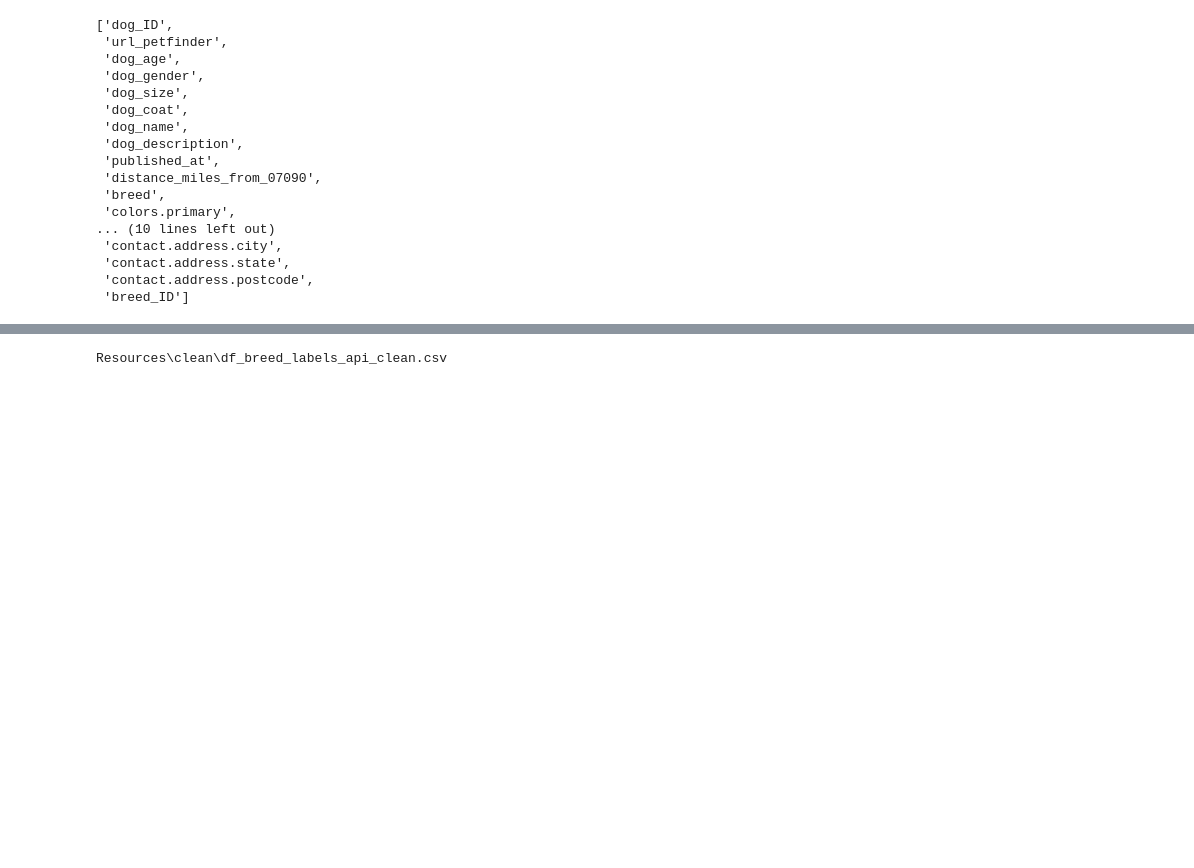
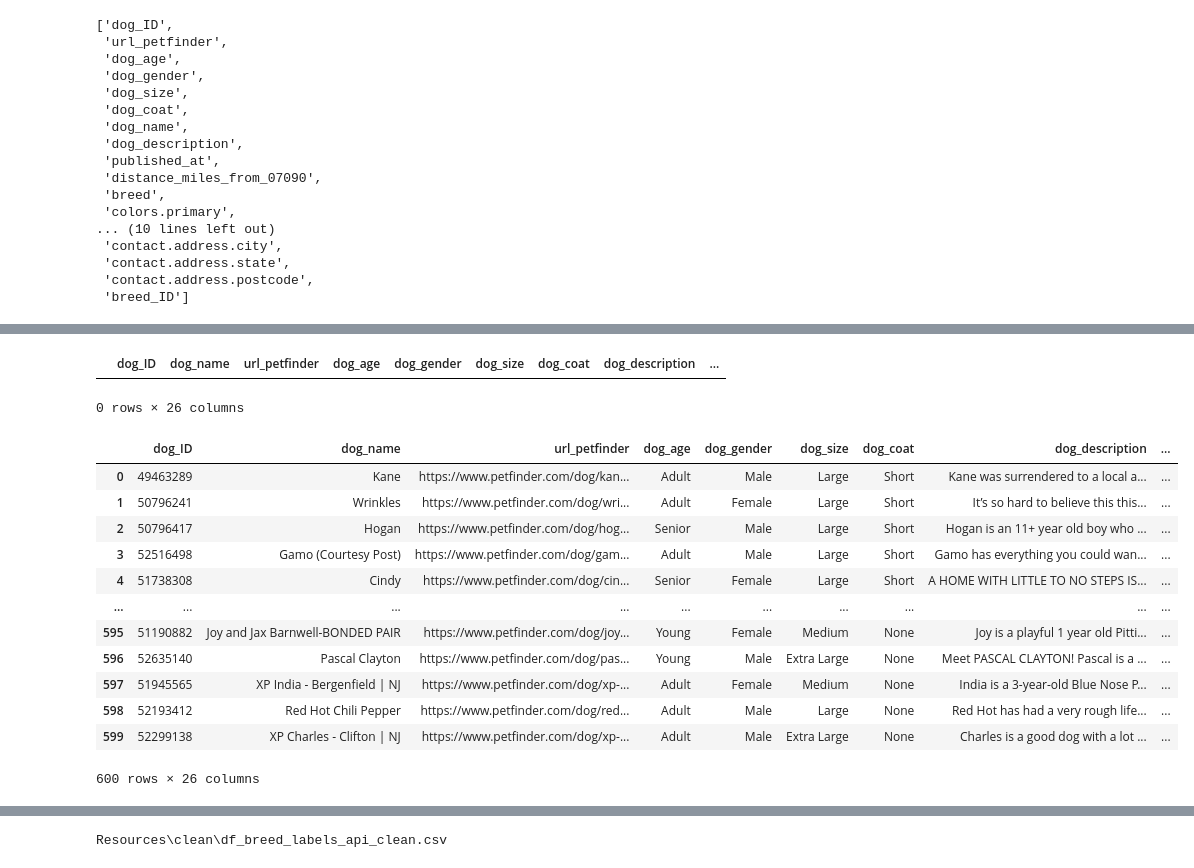
Before and after one commit to melissadiep94/dog_breeds_project, a Jupyter notebook: Cleaning_pet_finder_data.ipynb, the cells around one changed output, grey strips where cells are left out. Drawn from its saved outputs; the diff is of its cells as text; code cells hidden in the pictures; blank space fills up the shorter version.

```diff
--- a/Cleaning_pet_finder_data.ipynb
+++ b/Cleaning_pet_finder_data.ipynb
@@ -298 +284,4 @@ df_dogs_v4
 600 rows × 26 columns
+# %%
+df_dogs_v4 = df_dogs_v4.astype('str')
+df_dogs_v4
@@ -298,0 +302,23 @@ df_dogs_v4
+# %%
+df_dogs_v5 = df_dogs_v4[df_dogs_v4['url_petfinder'].str.contains(',')]
+df_dogs_v5
+# %% [output]
+|  | dog_ID | dog_name | url_petfinder | dog_age | dog_gender | dog_size | dog_coat | dog_description | ... |
+0 rows × 26 columns
+# %%
+df_dogs_v5 = df_dogs_v4.replace(',',' | ', regex=True)
+df_dogs_v5
+# %% [output]
+|  | dog_ID | dog_name | url_petfinder | dog_age | dog_gender | dog_size | dog_coat | dog_description | ... |
+| 0 | 49463289 | Kane | https://www.petfinder.com/dog/kan... | Adult | Male | Large | Short | Kane was surrendered to a local a... | ... |
+| 1 | 50796241 | Wrinkles | https://www.petfinder.com/dog/wri... | Adult | Female | Large | Short | It’s so hard to believe this this... | ... |
+| 2 | 50796417 | Hogan | https://www.petfinder.com/dog/hog... | Senior | Male | Large | Short | Hogan is an 11+ year old boy who ... | ... |
+| 3 | 52516498 | Gamo (Courtesy Post) | https://www.petfinder.com/dog/gam... | Adult | Male | Large | Short | Gamo has everything you could wan... | ... |
+| 4 | 51738308 | Cindy | https://www.petfinder.com/dog/cin... | Senior | Female | Large | Short | A HOME WITH LITTLE TO NO STEPS IS... | ... |
+| ... | ... | ... | ... | ... | ... | ... | ... | ... | ... |
+| 595 | 51190882 | Joy and Jax Barnwell-BONDED PAIR | https://www.petfinder.com/dog/joy... | Young | Female | Medium | None | Joy is a playful 1 year old Pitti... | ... |
+| 596 | 52635140 | Pascal Clayton | https://www.petfinder.com/dog/pas... | Young | Male | Extra Large | None | Meet PASCAL CLAYTON! Pascal is a ... | ... |
+| 597 | 51945565 | XP India - Bergenfield | NJ | https://www.petfinder.com/dog/xp-... | Adult | Female | Medium | None | India is a 3-year-old Blue Nose P... | ... |
+| 598 | 52193412 | Red Hot Chili Pepper | https://www.petfinder.com/dog/red... | Adult | Male | Large | None | Red Hot has had a very rough life... | ... |
+| 599 | 52299138 | XP Charles - Clifton | NJ | https://www.petfinder.com/dog/xp-... | Adult | Male | Extra Large | None | Charles is a good dog with a lot ... | ... |
+600 rows × 26 columns
```
Also changed, not shown: parts of 8 cells of this notebook, 5 other files.
